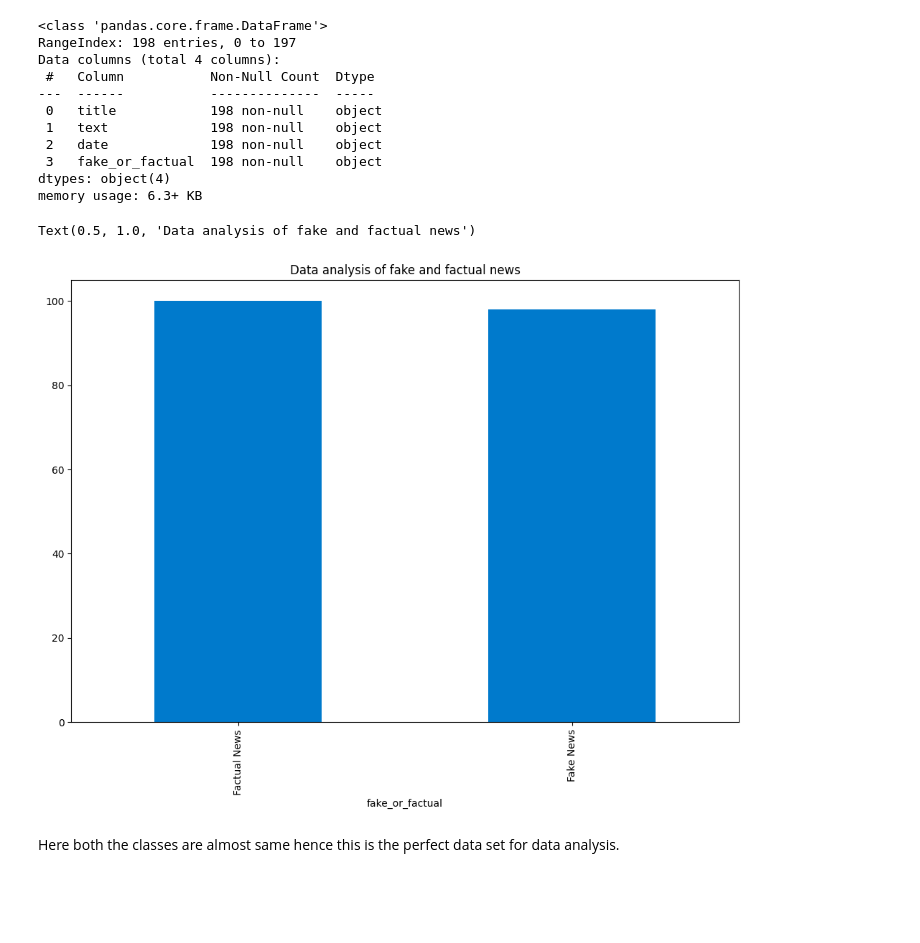
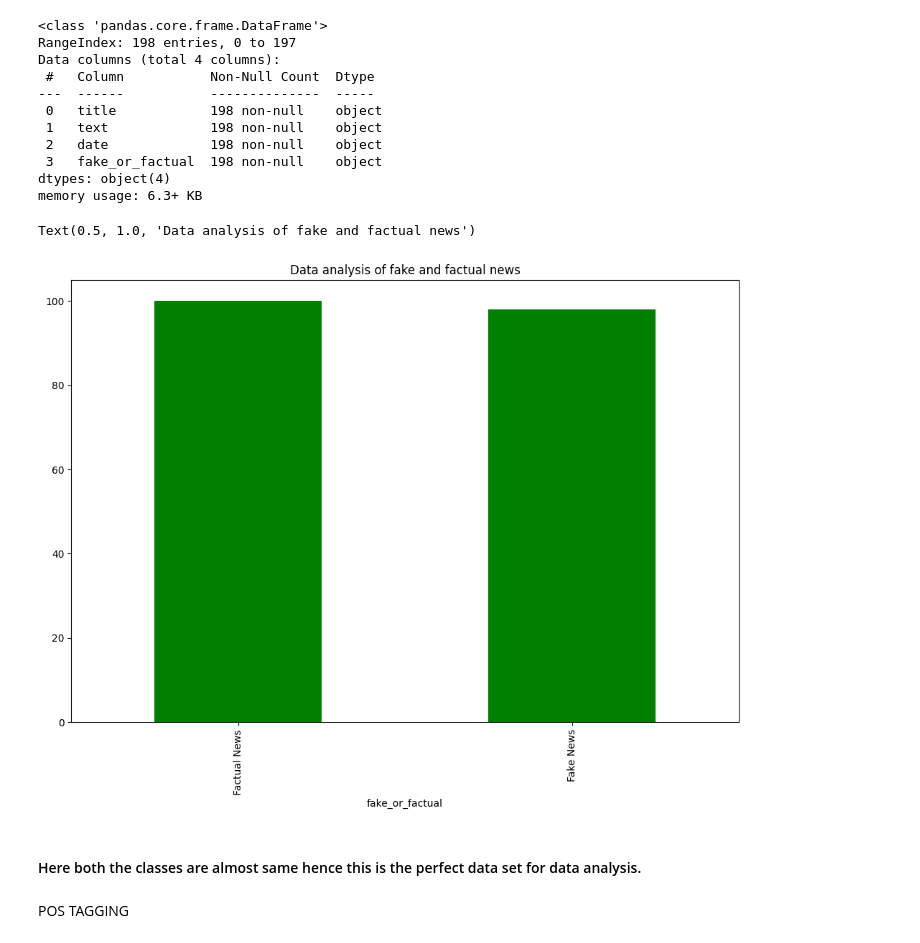
Before and after one commit to Pavan-AIML/NLP_based_REAL-Fake_new_classifier., a Jupyter notebook: code.ipynb, the cells around one changed output. Saved outputs shown, nothing was run; the diff lists cells and outputs as text; code cells hidden in the pictures; blank space fills up the shorter version.

```diff
--- a/code.ipynb
+++ b/code.ipynb
@@ -61,10 +64,12 @@ Data columns (total 4 columns):
 dtypes: object(4)
 memory usage: 6.3+ KB
 # %%
-df['fake_or_factual'].value_counts().plot(kind='bar', color=default_plot_color)
+df['fake_or_factual'].value_counts().plot(kind='bar', color= "g")
 plt.title('Data analysis of fake and factual news')
 # %% [output]
 Text(0.5, 1.0, 'Data analysis of fake and factual news')
-[figure, old version]
+[figure, new version]
 # %% [markdown]
-Here both the classes are almost same hence this is the perfect data set for data analysis.
+#### Here both the classes are almost same hence this is the perfect data set for data analysis.
+# %% [markdown]
+POS TAGGING
```
Also changed, not shown: parts of 13 cells of this notebook.
